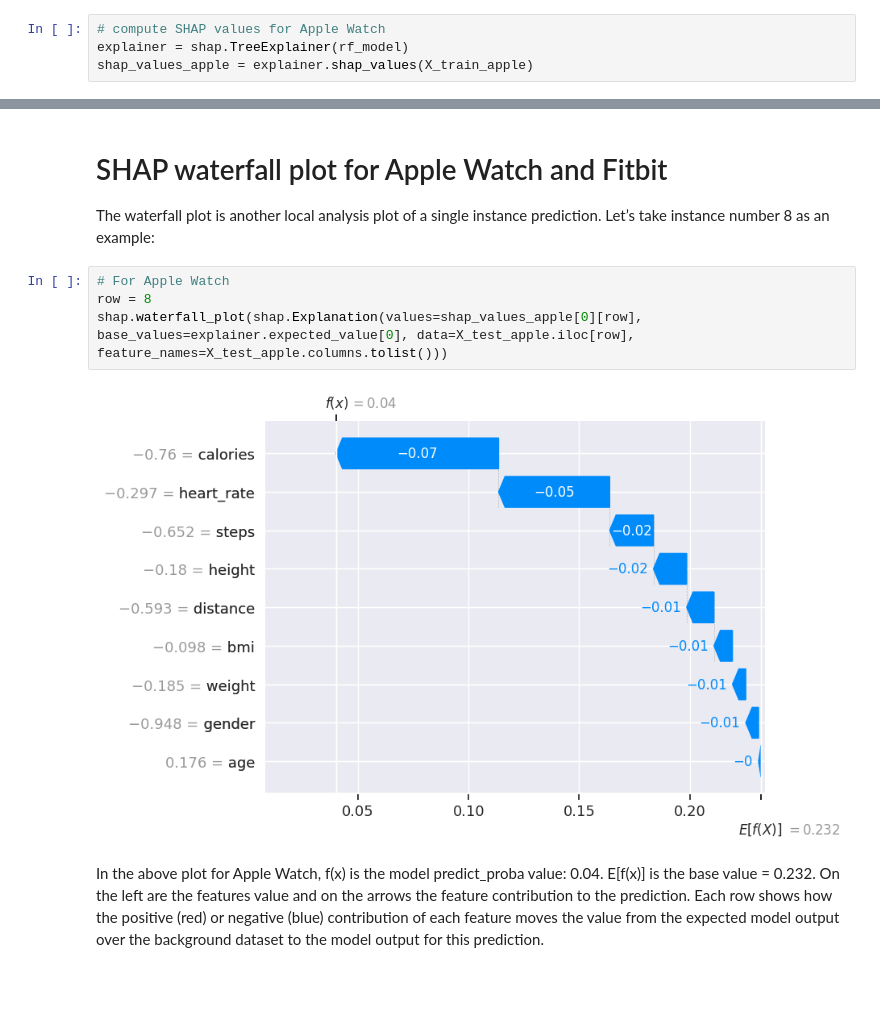
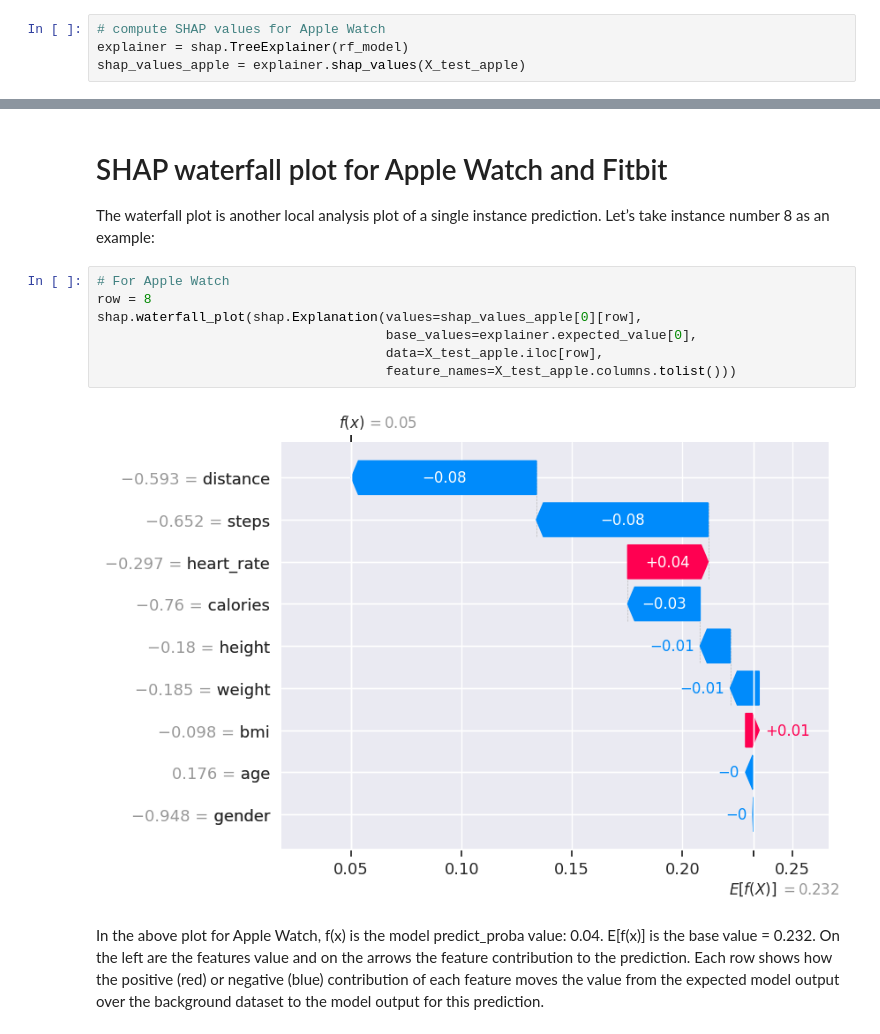
Before and after one commit to bernadetti0/predicting_activity, a Jupyter notebook: notebooks/Data_Analysis _arpita_version2.ipynb, the cells around one changed output, grey strips where cells are left out. Cells and saved outputs as stored; diff of their text form; blank space fills up the shorter version.

Commit message:
Modified Shaply Plots and analyzed outliers percent

```diff
--- a/notebooks/Data_Analysis _arpita_version2.ipynb
+++ b/notebooks/Data_Analysis _arpita_version2.ipynb
@@ -947,6 +1168,6 @@ SHAP values of a model’s output explain how features impact the output of the
 # %%
 # compute SHAP values for Apple Watch
 explainer = shap.TreeExplainer(rf_model)
-shap_values_apple = explainer.shap_values(X_train_apple)
+shap_values_apple = explainer.shap_values(X_test_apple)
 # %%
 # Now we can plot relevant plots that will help us analyze the model for Apple Watch
@@ -1046,9 +1320,12 @@ The waterfall plot is another local analysis plot of a single instance predictio
 # %%
 # For Apple Watch
 row = 8
-shap.waterfall_plot(shap.Explanation(values=shap_values_apple[0][row], base_values=explainer.expected_value[0], data=X_test_apple.iloc[row], feature_names=X_test_apple.columns.tolist()))
+shap.waterfall_plot(shap.Explanation(values=shap_values_apple[0][row],
+                                     base_values=explainer.expected_value[0],
+                                     data=X_test_apple.iloc[row],
+                                     feature_names=X_test_apple.columns.tolist()))
 # %% [output]
-[figure, old version]
+[figure, new version]
 # %% [markdown]
 In the above plot for Apple Watch, f(x) is the model predict_proba value: 0.04.
 E[f(x)] is the base value = 0.232.
```
Also changed, not shown: parts of 50 cells of this notebook.
